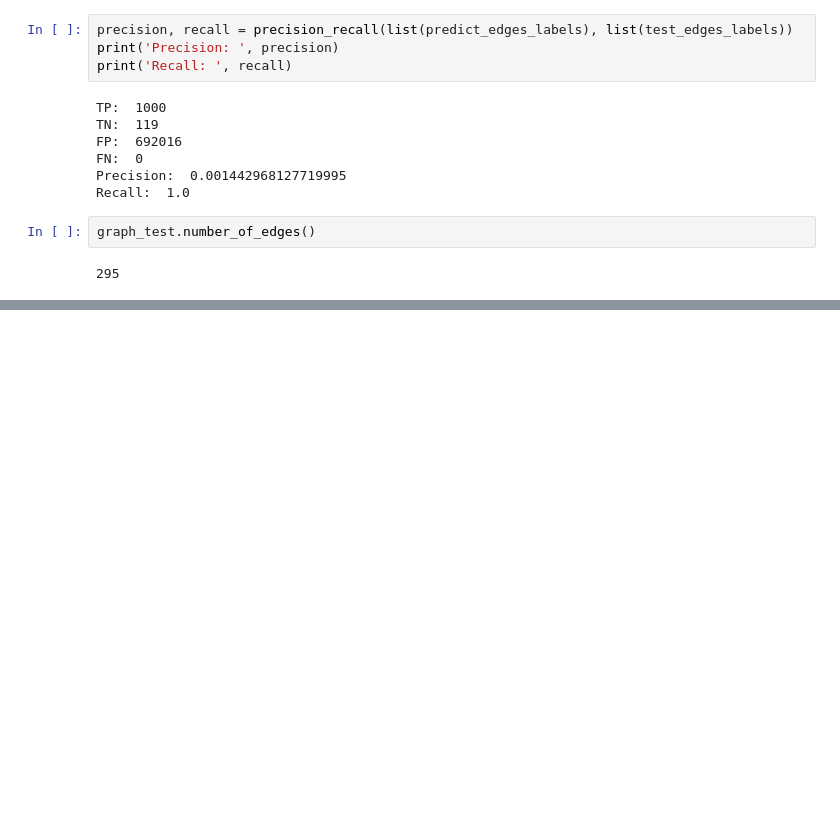
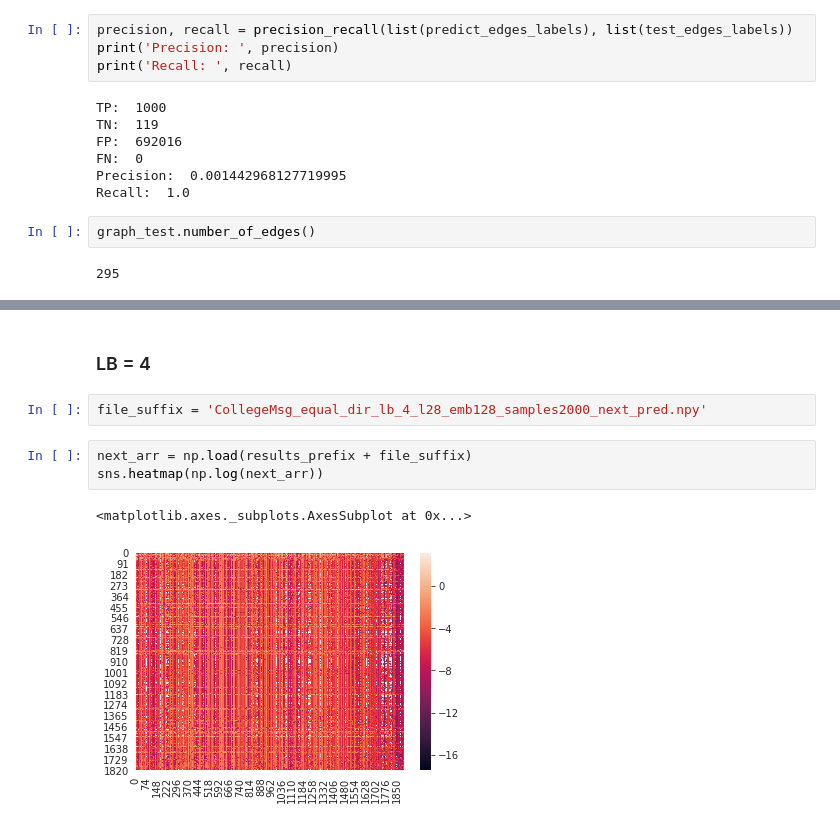
Before and after one commit to YinlongQian/EECS576-Project, a Jupyter notebook: link_prediction_LR.ipynb, the cells around one changed output, grey strips where cells are left out. Cells and saved outputs as stored; diff of their text form; blank space fills up the shorter version.

```diff
--- a/link_prediction_LR.ipynb
+++ b/link_prediction_LR.ipynb
@@ -219,0 +317,10 @@ graph_test.number_of_edges()
+# %% [markdown]
+### LB = 4
+# %%
+file_suffix = 'CollegeMsg_equal_dir_lb_4_l28_emb128_samples2000_next_pred.npy'
+# %%
+next_arr = np.load(results_prefix + file_suffix)
+sns.heatmap(np.log(next_arr))
+# %% [output]
+<matplotlib.axes._subplots.AxesSubplot at 0x...>
+[figure, added]
```
Also changed, not shown: parts of 22 cells of this notebook.
